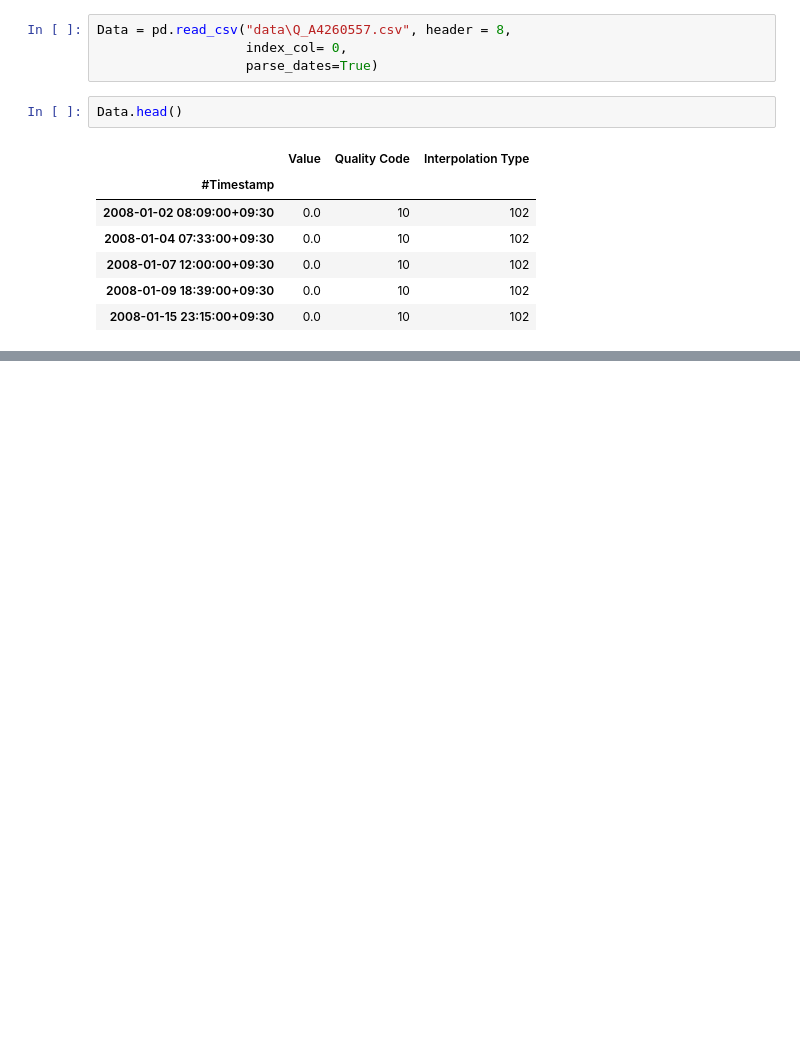
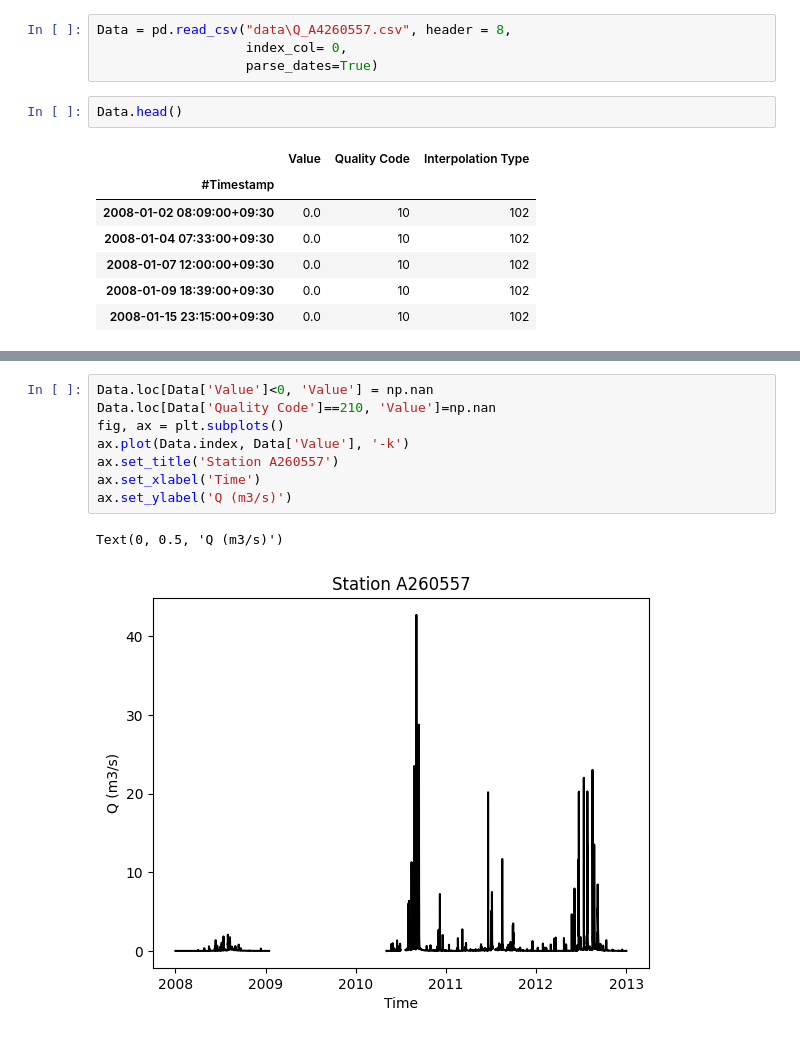
Before and after one commit to Skygers/Hydrology-and-Hydrogeology-Data-Driven, a Jupyter notebook: Data Processing and Multivariate Exploratory Data Analysis.ipynb, the cells around one changed output, grey strips where cells are left out. Cells and saved outputs as stored; diff of their text form; blank space fills up the shorter version.

```diff
--- a/Data Processing and Multivariate Exploratory Data Analysis.ipynb
+++ b/Data Processing and Multivariate Exploratory Data Analysis.ipynb
@@ -27,0 +58,11 @@ Data['Value'].plot()
+# %%
+Data.loc[Data['Value']<0, 'Value'] = np.nan
+Data.loc[Data['Quality Code']==210, 'Value']=np.nan
+fig, ax = plt.subplots()
+ax.plot(Data.index, Data['Value'], '-k')
+ax.set_title('Station A260557')
+ax.set_xlabel('Time')
+ax.set_ylabel('Q (m3/s)')
+# %% [output]
+Text(0, 0.5, 'Q (m3/s)')
+[figure, added]
```
Also changed, not shown: parts of 6 cells of this notebook, 3 other files.
